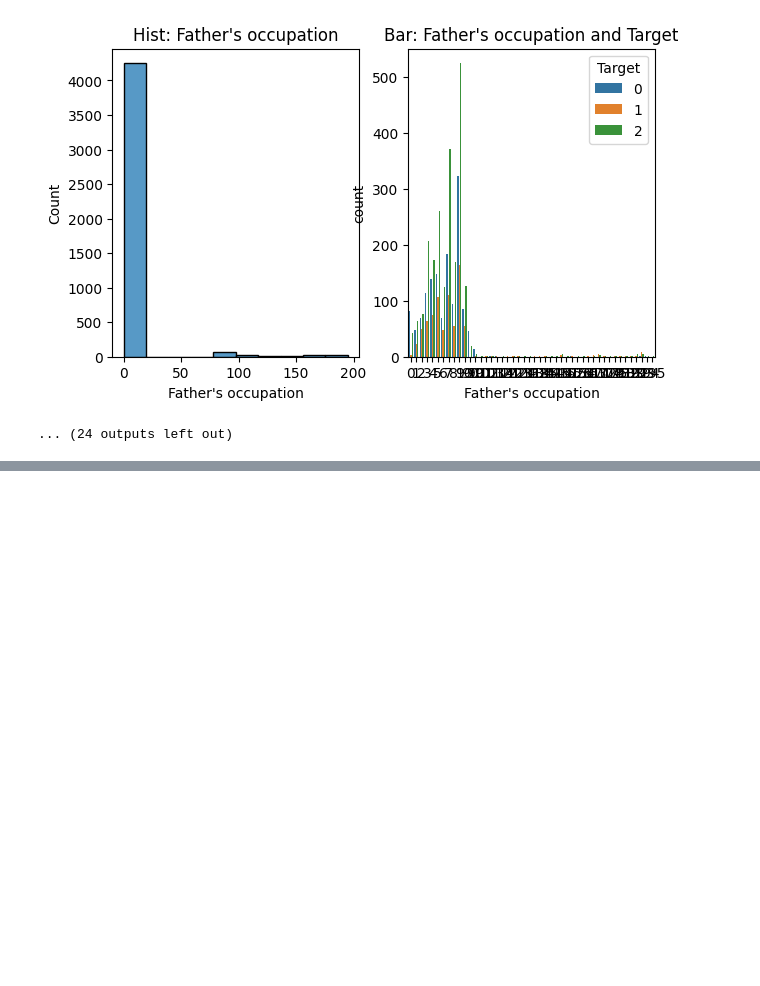
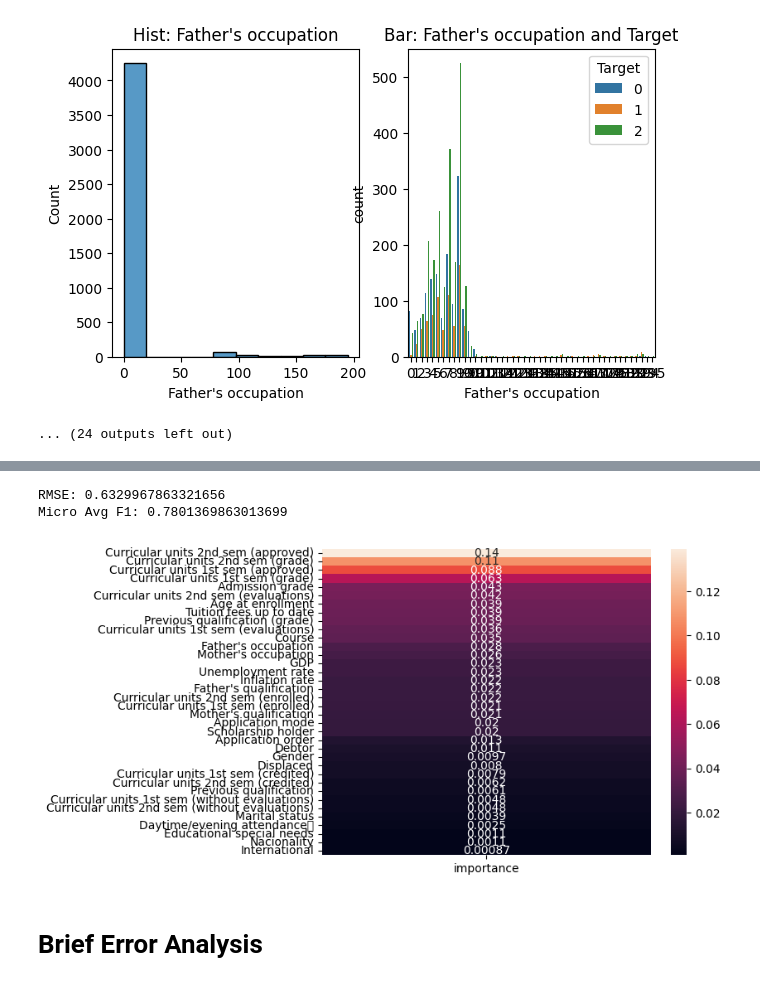
Before and after one commit to jeffreysanglin/student_success, a Jupyter notebook: [v0.0]Student Success and Failure Lookalike.ipynb, the cells around one changed output, grey strips where cells are left out. Drawn from its saved outputs; the diff is of its cells as text; code cells hidden in the pictures; blank space fills up the shorter version.

Commit message:
Finalizing model notebook, adding clearer explanation of analysis and process, cleaning up unnecessary printouts

```diff
--- a/[v0.0]Student Success and Failure Lookalike.ipynb
+++ b/[v0.0]Student Success and Failure Lookalike.ipynb
@@ -160,6 +182,8 @@ for c in list(raw_df.columns[:-1]):
 from sklearn.ensemble import GradientBoostingClassifier, RandomForestClassifier
 
 #Local packageZZZ
+import utilClassifier
+importlib.reload(utilClassifier)  # Reload the module
 from utilClassifier import Classifier
 
 clean_df = raw_df.copy()
@@ -168,18 +192,18 @@ xlist = [x for x in list(clean_df.columns) if x != y]
 
 ##W/O Normalization
 #Gradient Boosting
-gparams = {
-    'n_estimators':[250],#[100, 250, 500, 1000],
-    'max_depth': [20],#[1, 10, 20],
-    'subsample':[0.25],#[0.25,0.5,0.8],
-    'max_features':[0.5]#[0.25, 0.5, 0.8]
-}
-gb_class = Classifier(data=clean_df, X=xlist, y=y,
-                      estimator=GradientBoostingClassifier,
-                      gparams_dict=gparams,
-                      normalize = False)
-gb_class = gb_class.fitModel().showMetrics()
-gb_class = gb_class.showFeatureImportance()
+#gparams = {
+#    'n_estimators':[250],#[100, 250, 500, 1000],
+#    'max_depth': [20],#[1, 10, 20],
+#    'subsample':[0.25],#[0.25,0.5,0.8],
+#    'max_features':[0.5]#[0.25, 0.5, 0.8]
+#}
+#gb_class = Classifier(data=clean_df, X=xlist, y=y,
+#                      estimator=GradientBoostingClassifier,
+#                      gparams_dict=gparams,
+#                      normalize = False)
+#gb_class = gb_class.fitModel().showMetrics()
+#gb_class = gb_class.showFeatureImportance()
 
 #RFC
 rfparams = {
@@ -190,6 +214,4 @@ rfparams = {
 rf_class = Classifier(data=clean_df, X=xlist, y=y,
                       estimator=RandomForestClassifier, gparams_dict=rfparams,
                       normalize = False)
-
-rf_class = rf_class.fitModel().showMetrics()
-rf_class = rf_class.showFeatureImportance()
+rf_class = rf_class.fitModel()
@@ -196,3 +233,12 @@ rf_class = rf_class.showFeatureImportance()
+# %%
+rf_class = rf_class.showMetrics()
+rf_class = rf_class.showFeatureImportance()
+# %% [output]
+RMSE: 0.6329967863321656
+Micro Avg F1: 0.7801369863013699
+[figure, added]
+# %% [markdown]
+# Brief Error Analysis
 # %%
 # Get the incorrect predictions with the lowest confidence in their true class
 misses = [(i, rf_class.y_test.iloc[i], rf_class.y_preds[i], rf_class.y_proba[i].max()) for i in rf_class.misclassified_idx]
```
Also changed, not shown: parts of 20 cells of this notebook, 28 other files.
